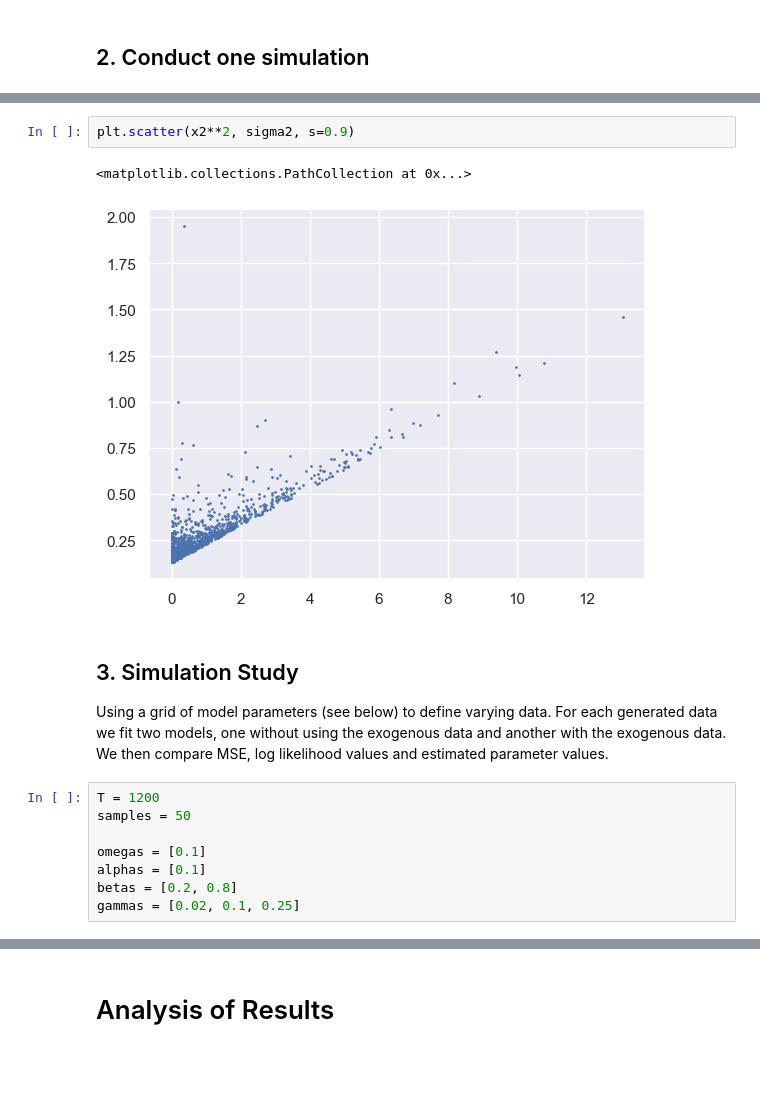
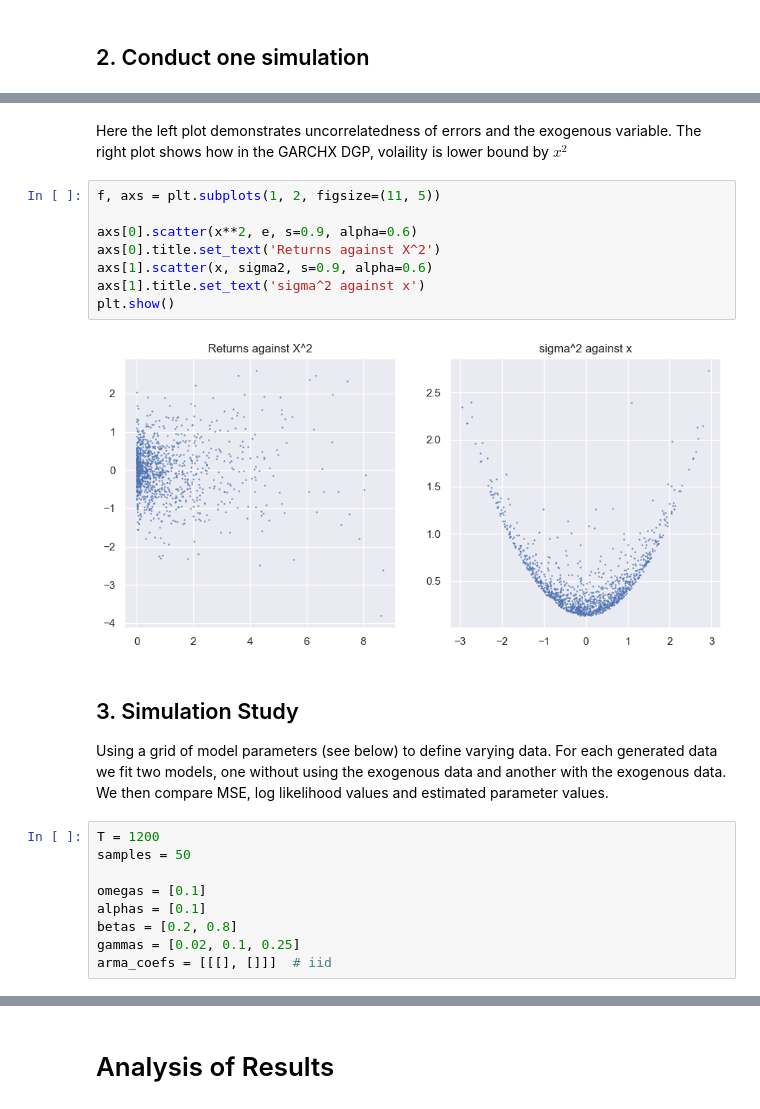
Before and after one commit to hwh1771/sentiment-analysis-volatility-forecasting, a Jupyter notebook: notebooks/05_garch_data_generating_process.ipynb, the cells around one changed output, grey strips where cells are left out. Cells and saved outputs as stored; diff of their text form; blank space fills up the shorter version.

```diff
--- a/notebooks/05_garch_data_generating_process.ipynb
+++ b/notebooks/05_garch_data_generating_process.ipynb
@@ -135,8 +150,15 @@ plt.show()
-# %%
-plt.scatter(x2**2, sigma2, s=0.9)
-# %% [output]
-<matplotlib.collections.PathCollection at 0x...>
-[figure, removed]
+# %% [markdown]
+Here the left plot demonstrates uncorrelatedness of errors and the exogenous variable. The right plot shows how in the GARCHX DGP, volaility is lower bound by $x^2$
+# %%
+f, axs = plt.subplots(1, 2, figsize=(11, 5))
+
+axs[0].scatter(x**2, e, s=0.9, alpha=0.6)
+axs[0].title.set_text('Returns against X^2')
+axs[1].scatter(x, sigma2, s=0.9, alpha=0.6)
+axs[1].title.set_text('sigma^2 against x')
+plt.show()
+# %% [output]
+[figure, added]
 # %% [markdown]
 ## 3. Simulation Study
 Using a grid of model parameters (see below) to define varying data. For each generated data we fit two models, one without using the exogenous data and another with the exogenous data. We then compare MSE, log likelihood values and estimated parameter values.
@@ -148,6 +170,7 @@ omegas = [0.1]
 alphas = [0.1]
 betas = [0.2, 0.8]
 gammas = [0.02, 0.1, 0.25]
+arma_coefs = [[[], []]]  # iid
 # %%
 results = []
 for params in itertools.product(omegas, alphas, betas, gammas):
```
Also changed, not shown: parts of 21 cells of this notebook.
